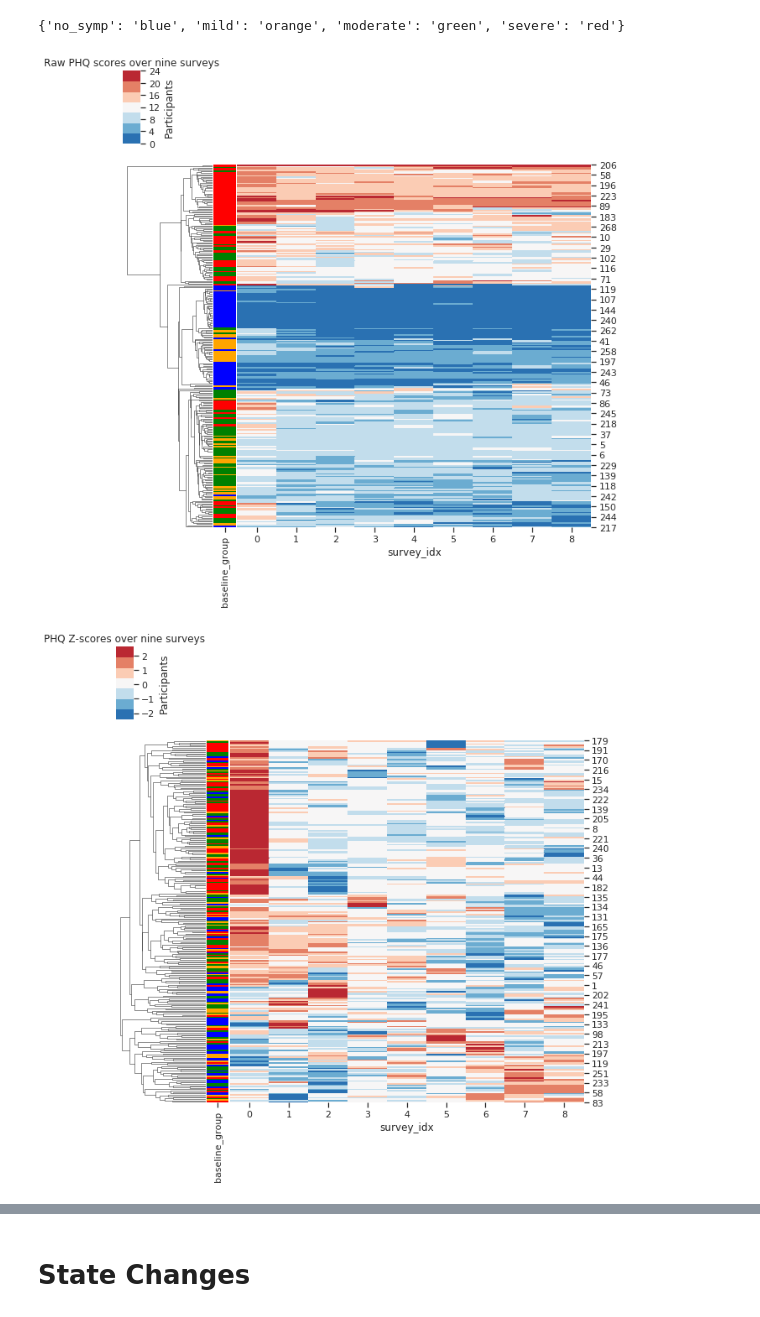
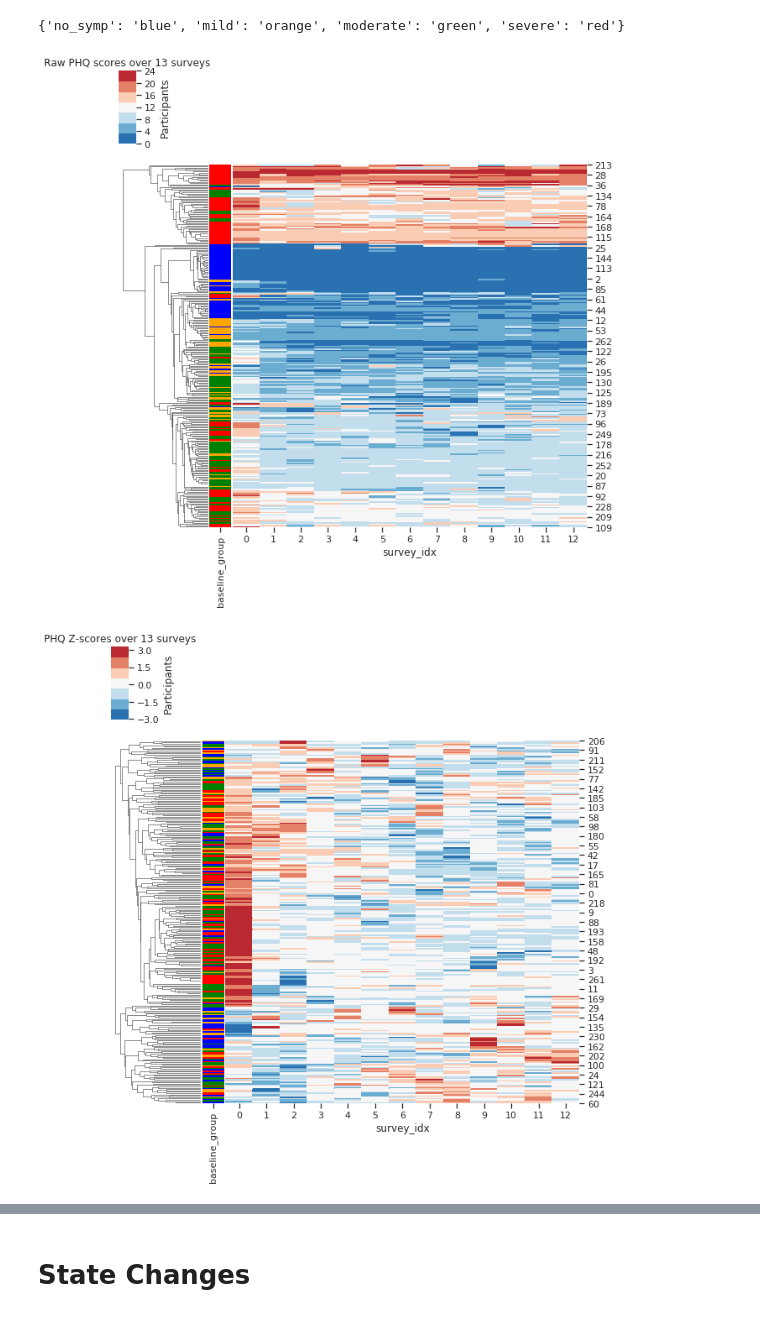
Before and after one commit to tliu526/lifesense, a Jupyter notebook: lifesense_over_time.ipynb, the cells around one changed output, grey strips where cells are left out. Saved outputs shown, nothing was run; the diff lists cells and outputs as text; code cells hidden in the pictures.

Commit message:
update time series, state shift notebooks

```diff
--- a/lifesense_over_time.ipynb
+++ b/lifesense_over_time.ipynb
@@ -152,0 +158,20 @@ plt.show()
+# %%
+import matplotlib.dates as md
+
+
+sns.regplot(x='timestamp', y='phq_total_sc',
+           data=phq_df,
+           lowess=True,
+           x_jitter=100000, y_jitter=0.5,
+           scatter_kws = {
+               'alpha': 0.5
+           },
+          )
+ax=plt.gca()
+ticks = np.linspace(phq_df['timestamp'].min(), phq_df['timestamp'].max(), 10)
+idx = pd.date_range(phq_df['phq_start'].min(), phq_df['phq_start'].max(), 10).to_pydatetime()
+plt.xticks(ticks, idx, rotation=45, ha='right')
+#xfmt = md.DateFormatter('%Y-%m-%d')
+#ax.xaxis.set_major_formatter(xfmt)
+plt.title("PHQ scores over time")
+plt.show()
@@ -197,7 +224,11 @@ survey_dates = [
     '2019-09-10',
     '2019-09-16',
     '2019-10-01',
-    '2019-10-07'
+    '2019-10-07',
+    '2019-10-21',
+    '2019-10-29',
+    '2019-11-11',
+    '2019-11-19'
 ]
 # %%
 survey_idxs = []
@@ -251,20 +282,20 @@ print(color_map)
 # %%
 phq_pivot_cluster = phq_pivot.copy()
 phq_pivot_cluster = phq_pivot_cluster.reset_index()
 phq_pivot_cluster['baseline_group'] = phq_pivot_cluster['pid'].map(phq_group_dict)
 phq_pivot_cluster = phq_pivot_cluster.drop('pid', axis='columns')
 
 group = phq_pivot_cluster.pop("baseline_group")
 row_colors = group.map(color_map)
 cmap = sns.color_palette("RdBu_r", 7)
 
 sns.clustermap(phq_pivot_cluster['phq_tot'], cmap=cmap, figsize=(10,10),
                col_cluster=False, row_colors=row_colors)
 plt.ylabel("Participants")
-plt.title("Raw PHQ scores over nine surveys")
+plt.title("Raw PHQ scores over 13 surveys")
 plt.show()
 # %% [output]
-[figure, old version]
+[figure, new version]
 # %%
 phq_pivot_z = phq_pivot.T
 phq_pivot_z = ((phq_pivot_z - phq_pivot_z.mean())/phq_pivot_z.std()).T
@@ -281,10 +312,10 @@ cmap = sns.color_palette("RdBu_r", 7)
 sns.clustermap(phq_pivot_z['phq_tot'], cmap=cmap, figsize=(10,10),
                col_cluster=False, row_colors=row_colors)
 plt.ylabel("Participants")
-plt.title("PHQ Z-scores over nine surveys")
+plt.title("PHQ Z-scores over 13 surveys")
 plt.show()
 # %% [output]
-[figure, old version]
+[figure, new version]
 # %%
 phq_std = phq_seq_df.groupby('pid')['phq_tot'].std()
 phq_std = phq_std.to_frame().reset_index()
```
Also changed, not shown: parts of 38 cells of this notebook, 1 other file.
